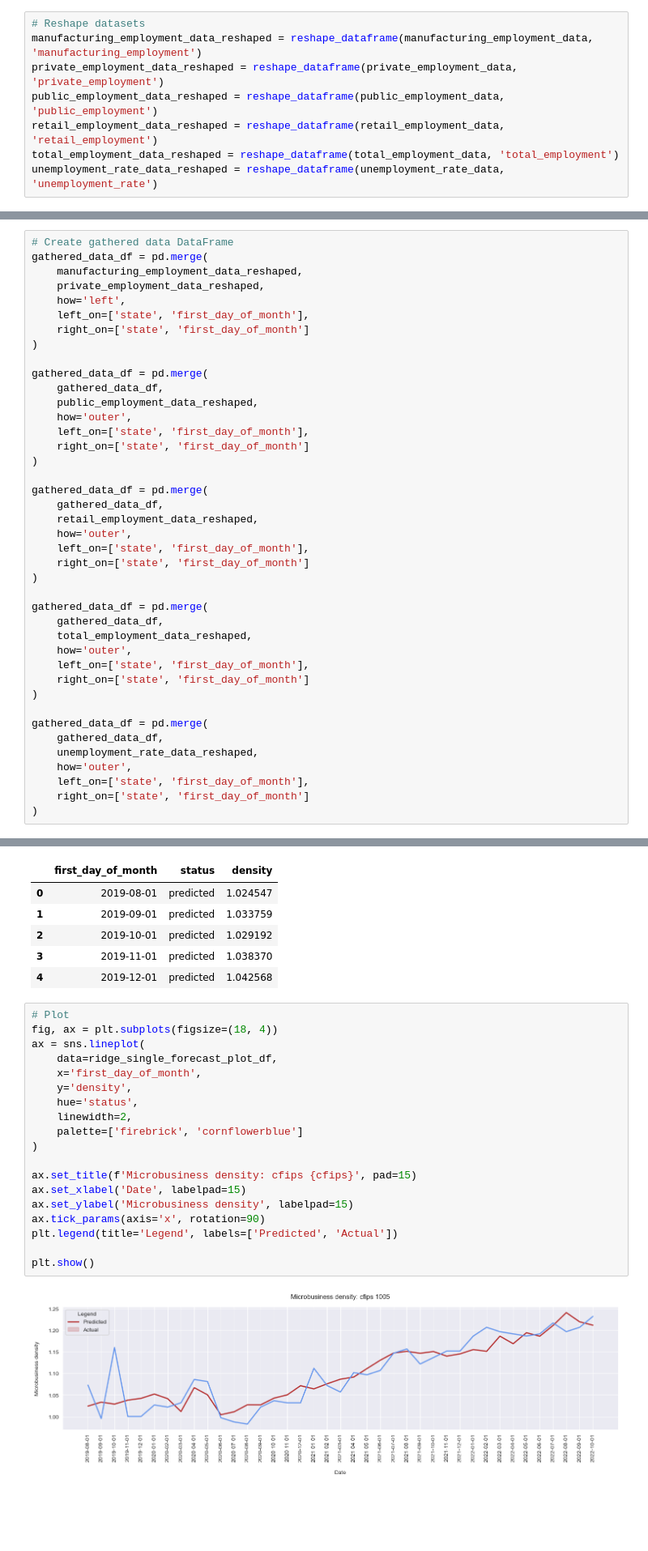
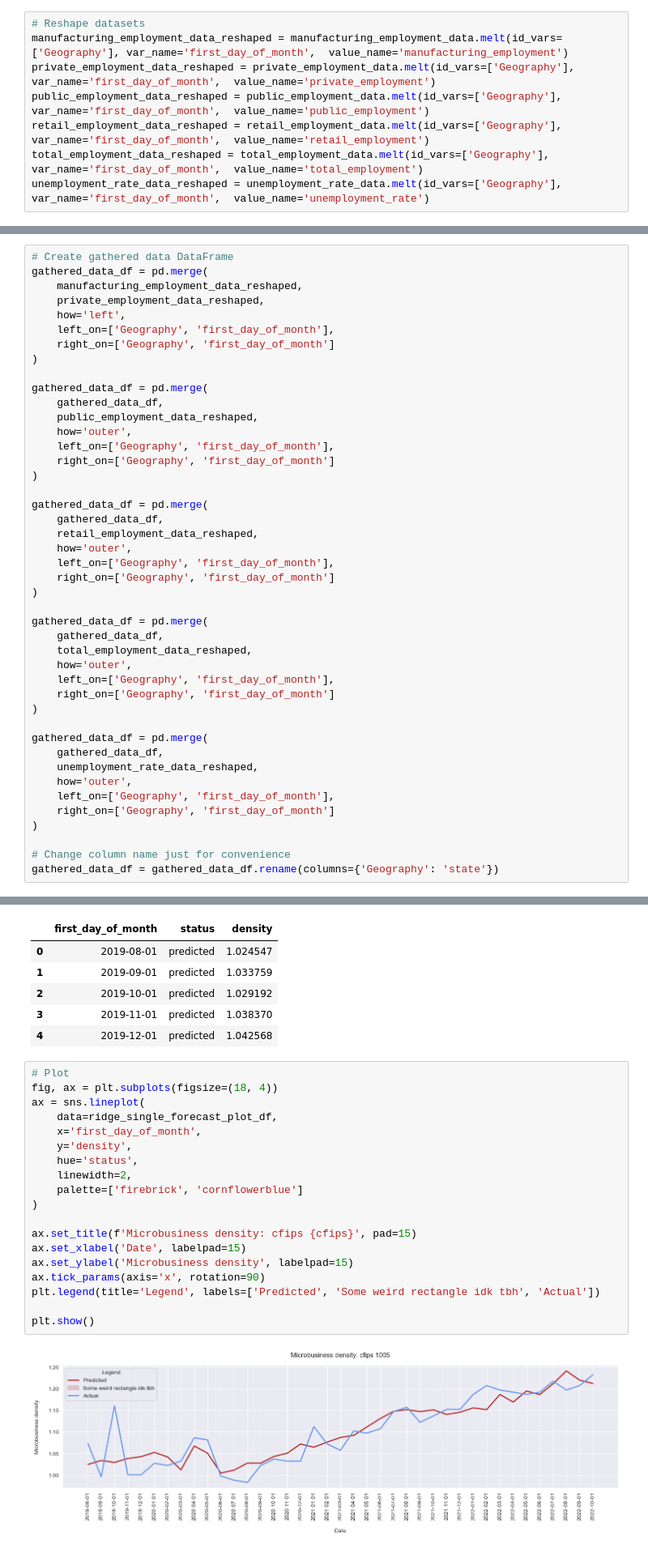
Before and after one commit to vroobelle93/03_GoDaddy, a Jupyter notebook: godaddy1.ipynb, the cells around one changed output, grey strips where cells are left out. Shown at 81% size. Saved outputs shown, nothing was run; the diff lists cells and outputs as text; blank space fills up the shorter version.

```diff
--- a/godaddy1.ipynb
+++ b/godaddy1.ipynb
@@ -441,8 +312,8 @@ def reshape_dataframe(df, feature_name):
 # %%
 # Reshape datasets
-manufacturing_employment_data_reshaped = reshape_dataframe(manufacturing_employment_data, 'manufacturing_employment')
-private_employment_data_reshaped = reshape_dataframe(private_employment_data, 'private_employment')
-public_employment_data_reshaped = reshape_dataframe(public_employment_data, 'public_employment')
-retail_employment_data_reshaped = reshape_dataframe(retail_employment_data, 'retail_employment')
-total_employment_data_reshaped = reshape_dataframe(total_employment_data, 'total_employment')
-unemployment_rate_data_reshaped = reshape_dataframe(unemployment_rate_data, 'unemployment_rate')
+manufacturing_employment_data_reshaped = manufacturing_employment_data.melt(id_vars=['Geography'], var_name='first_day_of_month',  value_name='manufacturing_employment')
+private_employment_data_reshaped = private_employment_data.melt(id_vars=['Geography'], var_name='first_day_of_month',  value_name='private_employment')
+public_employment_data_reshaped = public_employment_data.melt(id_vars=['Geography'], var_name='first_day_of_month',  value_name='public_employment')
+retail_employment_data_reshaped = retail_employment_data.melt(id_vars=['Geography'], var_name='first_day_of_month',  value_name='retail_employment')
+total_employment_data_reshaped = total_employment_data.melt(id_vars=['Geography'], var_name='first_day_of_month',  value_name='total_employment')
+unemployment_rate_data_reshaped = unemployment_rate_data.melt(id_vars=['Geography'], var_name='first_day_of_month',  value_name='unemployment_rate')
@@ -483,41 +344,44 @@ gathered_data_df = pd.merge(
     manufacturing_employment_data_reshaped,
     private_employment_data_reshaped,
     how='left',
-    left_on=['state', 'first_day_of_month'],
-    right_on=['state', 'first_day_of_month']
+    left_on=['Geography', 'first_day_of_month'],
+    right_on=['Geography', 'first_day_of_month']
 )
 
 gathered_data_df = pd.merge(
     gathered_data_df,
     public_employment_data_reshaped,
     how='outer',
-    left_on=['state', 'first_day_of_month'],
-    right_on=['state', 'first_day_of_month']
+    left_on=['Geography', 'first_day_of_month'],
+    right_on=['Geography', 'first_day_of_month']
 )
 
 gathered_data_df = pd.merge(
     gathered_data_df,
     retail_employment_data_reshaped,
     how='outer',
-    left_on=['state', 'first_day_of_month'],
-    right_on=['state', 'first_day_of_month']
+    left_on=['Geography', 'first_day_of_month'],
+    right_on=['Geography', 'first_day_of_month']
 )
 
 gathered_data_df = pd.merge(
     gathered_data_df,
     total_employment_data_reshaped,
     how='outer',
-    left_on=['state', 'first_day_of_month'],
-    right_on=['state', 'first_day_of_month']
+    left_on=['Geography', 'first_day_of_month'],
+    right_on=['Geography', 'first_day_of_month']
 )
 
 gathered_data_df = pd.merge(
     gathered_data_df,
     unemployment_rate_data_reshaped,
     how='outer',
-    left_on=['state', 'first_day_of_month'],
-    right_on=['state', 'first_day_of_month']
+    left_on=['Geography', 'first_day_of_month'],
+    right_on=['Geography', 'first_day_of_month']
 )
+
+# Change column name just for convenience
+gathered_data_df = gathered_data_df.rename(columns={'Geography': 'state'})
 # %%
 # Add First day of month ordinal value
 gathered_data_df['first_day_of_month_ordinal'] = pd.to_datetime(gathered_data_df['first_day_of_month'])
@@ -627,21 +491,21 @@ ridge_single_forecast_plot_df.head()
 # %%
 # Plot
 fig, ax = plt.subplots(figsize=(18, 4))
 ax = sns.lineplot(
     data=ridge_single_forecast_plot_df,
     x='first_day_of_month',
     y='density',
     hue='status',
     linewidth=2,
     palette=['firebrick', 'cornflowerblue']
 )
 
 ax.set_title(f'Microbusiness density: cfips {cfips}', pad=15)
 ax.set_xlabel('Date', labelpad=15)
 ax.set_ylabel('Microbusiness density', labelpad=15)
 ax.tick_params(axis='x', rotation=90)
-plt.legend(title='Legend', labels=['Predicted', 'Actual'])
+plt.legend(title='Legend', labels=['Predicted', 'Some weird rectangle idk tbh', 'Actual'])
 
 plt.show()
 # %% [output]
-[figure, old version]
+[figure, new version]
```
Also changed, not shown: parts of 30 cells of this notebook.
